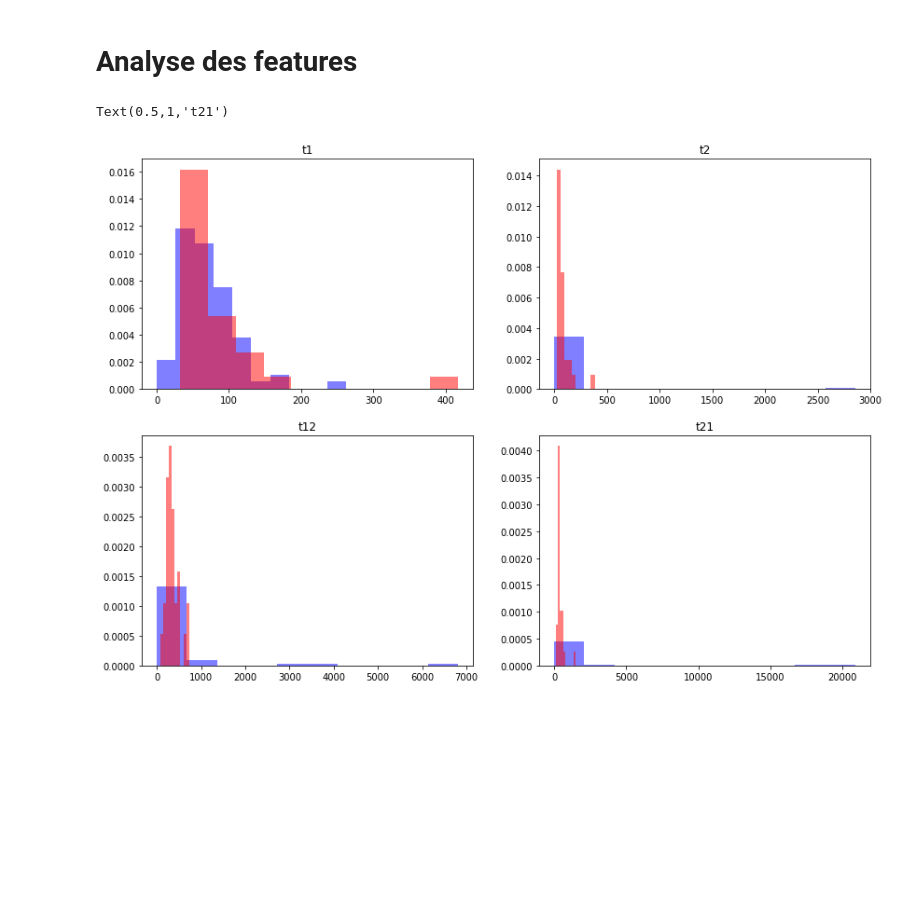
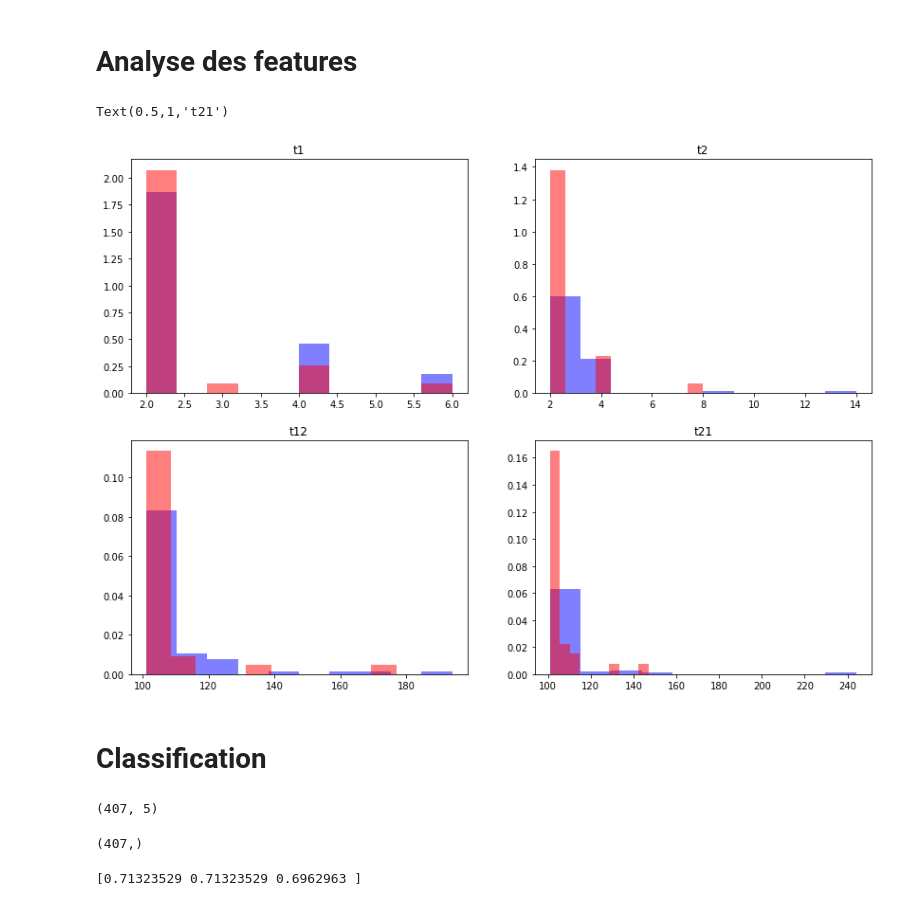
Before and after one commit to aymericfloyrac/Python_for_datascience, a Jupyter notebook: Projet Python.ipynb, the cells around one changed output. Drawn from its saved outputs; the diff is of its cells as text; code cells hidden in the pictures; blank space fills up the shorter version.

Commit message:
changement segmentation

```diff
--- a/Projet Python.ipynb
+++ b/Projet Python.ipynb
@@ -124,0 +138,6 @@ class PCG:
+# %%
+time_length = 10000
+sample = raw_data.loc[3][:time_length]
+# %%
+pcg = PCG(sample)
+segmentation = pcg.segmentation()
@@ -129,12 +163,17 @@ n_samples = 100
+# %%
+n_samples = raw_data.shape[0]
 # %%
 t1,t2,t12,t21=[],[],[],[]
 for i in range(n_samples):
-    pcg = PCG(raw_data.loc[i])
-    ft = pcg.extractFeatures()
-    t1.append(ft['t1'][3])
-    t2.append(ft['t2'][3])
-    t12.append(ft['t12'][3])
-    t21.append(ft['t21'][3])
+    try:
+        pcg = PCG(raw_data.loc[i])
+        ft = pcg.extractFeatures()
+        t1.append(ft['t1'][1])
+        t2.append(ft['t2'][1])
+        t12.append(ft['t12'][1])
+        t21.append(ft['t21'][1])
+    except:
+        pass
 # %%
 good = labels[:n_samples]==1
 bad = labels[:n_samples]==-1
@@ -146,29 +186,27 @@ t21 = np.asarray(t21)
 # %%
 fig = plt.figure(figsize=(14,10))
 
 ax1 = fig.add_subplot(221)
-t = t
 ax1.hist(t1[good],density=True,color='b',label='normal',alpha=.5)
-t = t1[bad]
 ax1.hist(t1[bad],density=True,color='r',label='anormal',alpha=.5)
 ax1.set_title('t1')
 
 ax2 = fig.add_subplot(222)
-t = t2[good]
 ax2.hist(t2[good],density=True,color='b',label='normal',alpha=.5)
-t = t2[bad]
 ax2.hist(t2[bad],density=True,color='r',label='anormal',alpha=.5)
 ax2.set_title('t2')
 
 ax3 = fig.add_subplot(223)
 ax3.hist(t12[good],density=True,color='b',label='normal',alpha=.5)
 ax3.hist(t12[bad],density=True,color='r',label='anormal',alpha=.5)
 ax3.set_title('t12')
 
 ax4 = fig.add_subplot(224)
 ax4.hist(t21[good],density=True,color='b',label='normal',alpha=.5)
 ax4.hist(t21[bad],density=True,color='r',label='anormal',alpha=.5)
 ax4.set_title('t21')
 # %% [output]
 Text(0.5,1,'t21')
-[figure, old version]
+[figure, new version]
+# %% [markdown]
+# Classification
@@ -174,0 +217,16 @@ Text(0.5,1,'t21')
+# %%
+features = np.column_stack((t1,t2,t12,t21,mean12))
+features.shape
+# %% [output]
+(407, 5)
+# %%
+labels_=np.concatenate((labels[:313],labels[315:]))
+labels_.shape
+# %% [output]
+(407,)
+# %%
+rf = RandomForestClassifier()
+svm = SVC()
+print(cross_val_score(svm,features,labels_,cv=3))
+# %% [output]
+[0.71323529 0.71323529 0.6962963 ]
```
Also changed, not shown: parts of 8 cells of this notebook.
